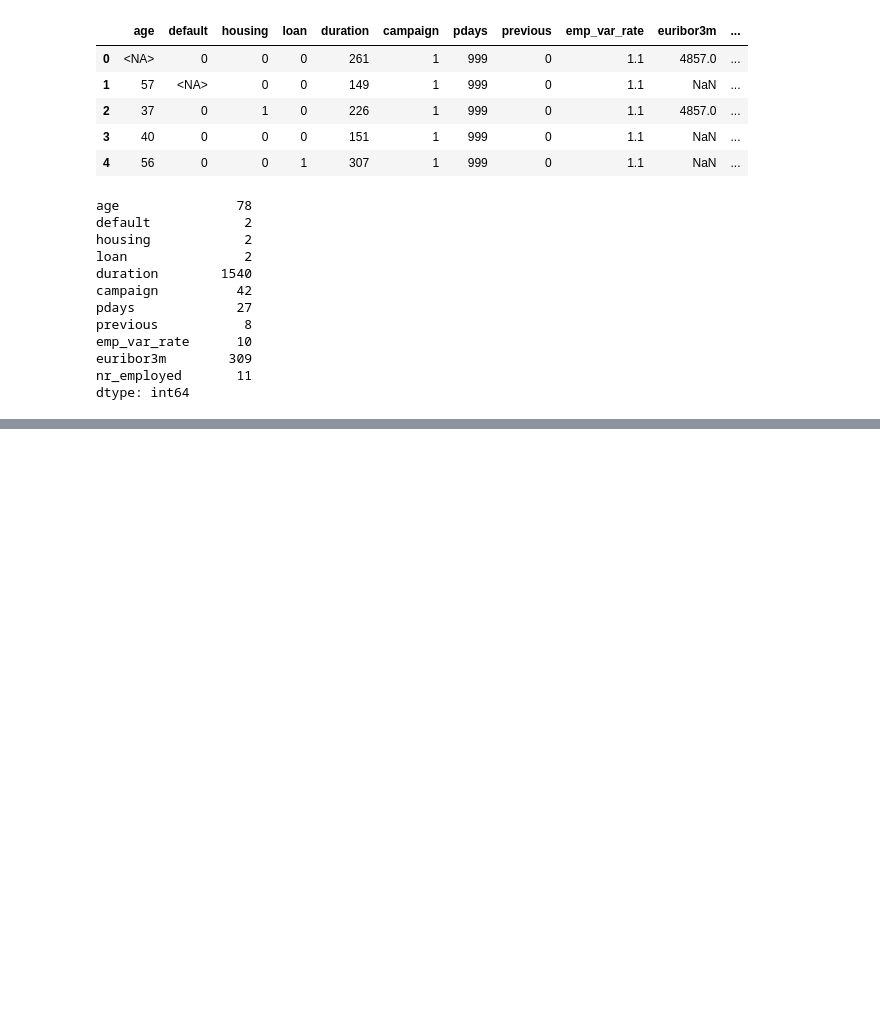
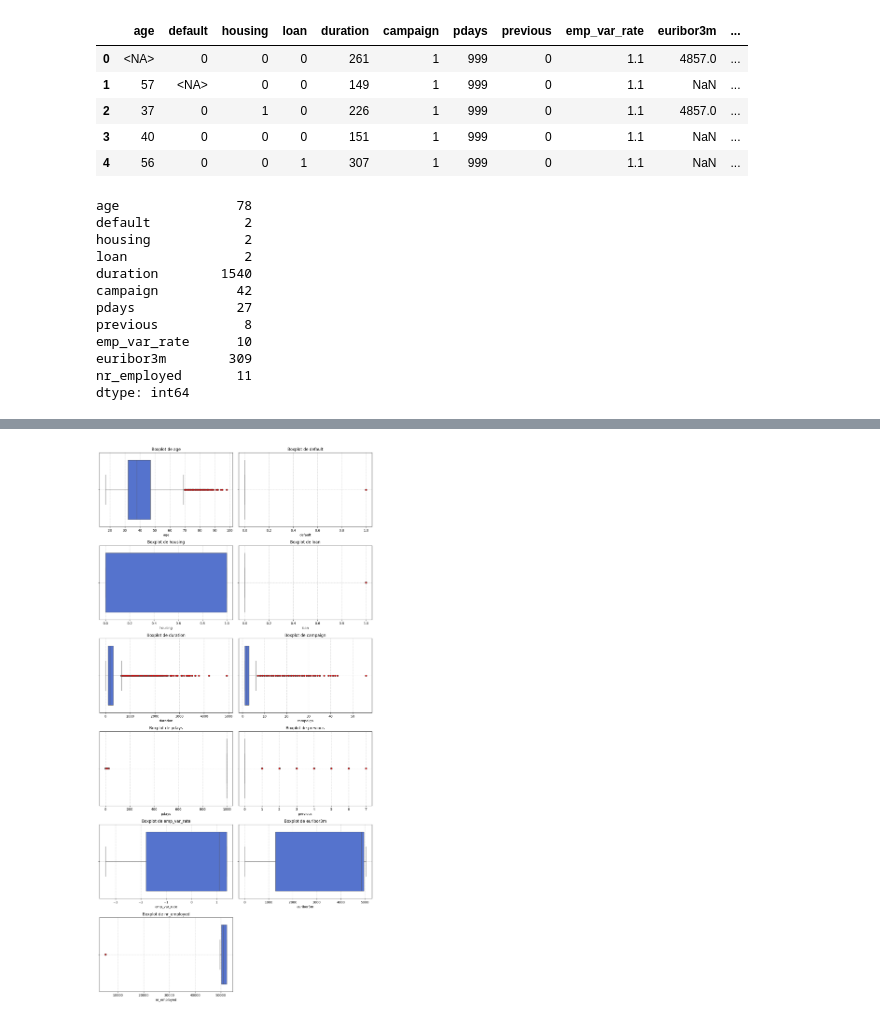
Before and after one commit to LaraHueli/EDA_Bank_Marketing_Analysis, a Jupyter notebook: jupyters/columnas_numericas.ipynb, the cells around one changed output, grey strips where cells are left out. Drawn from its saved outputs; the diff is of its cells as text; code cells hidden in the pictures; blank space fills up the shorter version.

```diff
--- a/jupyters/columnas_numericas.ipynb
+++ b/jupyters/columnas_numericas.ipynb
@@ -112,0 +101,4 @@ for col in df_numericas.columns:
+# %%
+graficar_boxplots(df_numericas)
+# %% [output]
+[figure, added]
```
Also changed, not shown: parts of 5 cells of this notebook, 1 other file.
